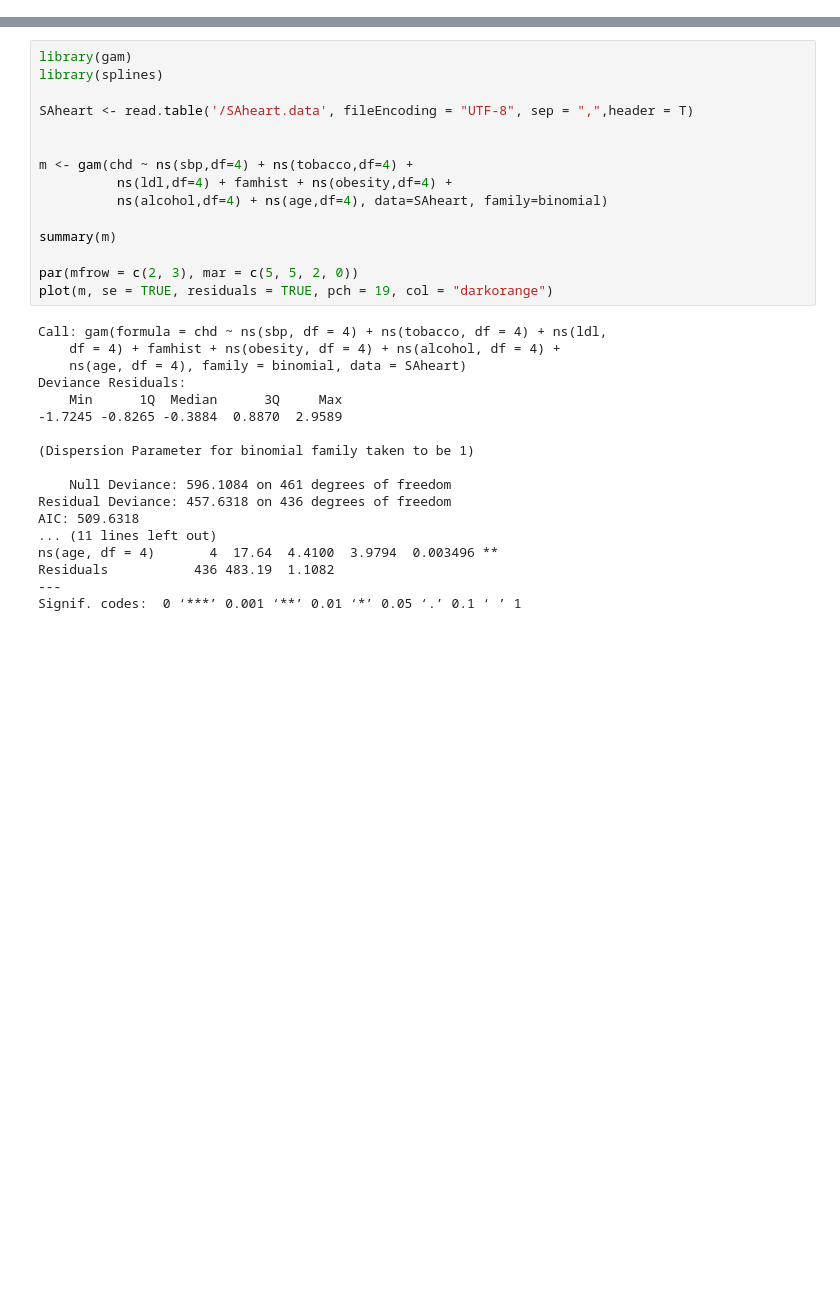
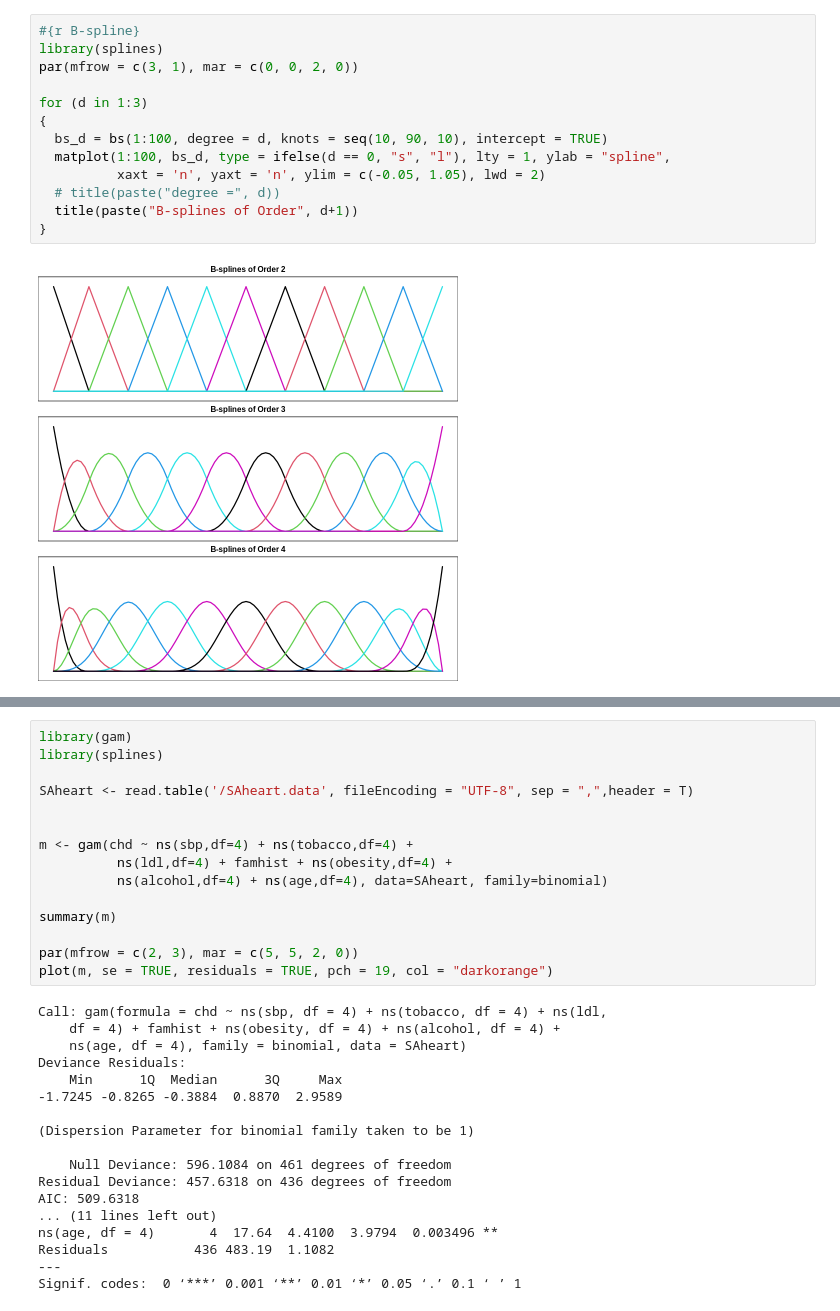
Before and after one commit to wwwh0225/elements-of-statistical-learning, a Jupyter notebook: Ch5.ipynb, the cells around one changed output, grey strips where cells are left out. Saved outputs shown, nothing was run; the diff lists cells and outputs as text; blank space fills up the shorter version.

```diff
--- a/Ch5.ipynb
+++ b/Ch5.ipynb
@@ -205,0 +151,15 @@ f(x) &= \beta_0 + \beta_1x + \sum_{k=1}^K \theta_k(x-\xi_k)^3_+ \\
+# %%
+#{r B-spline}
+library(splines)
+par(mfrow = c(3, 1), mar = c(0, 0, 2, 0))
+
+for (d in 1:3)
+{
+  bs_d = bs(1:100, degree = d, knots = seq(10, 90, 10), intercept = TRUE)
+  matplot(1:100, bs_d, type = ifelse(d == 0, "s", "l"), lty = 1, ylab = "spline",
+          xaxt = 'n', yaxt = 'n', ylim = c(-0.05, 1.05), lwd = 2)
+  # title(paste("degree =", d))
+  title(paste("B-splines of Order", d+1))
+}
+# %% [output]
+[figure, added]
```
Also changed, not shown: parts of 3 cells of this notebook.
